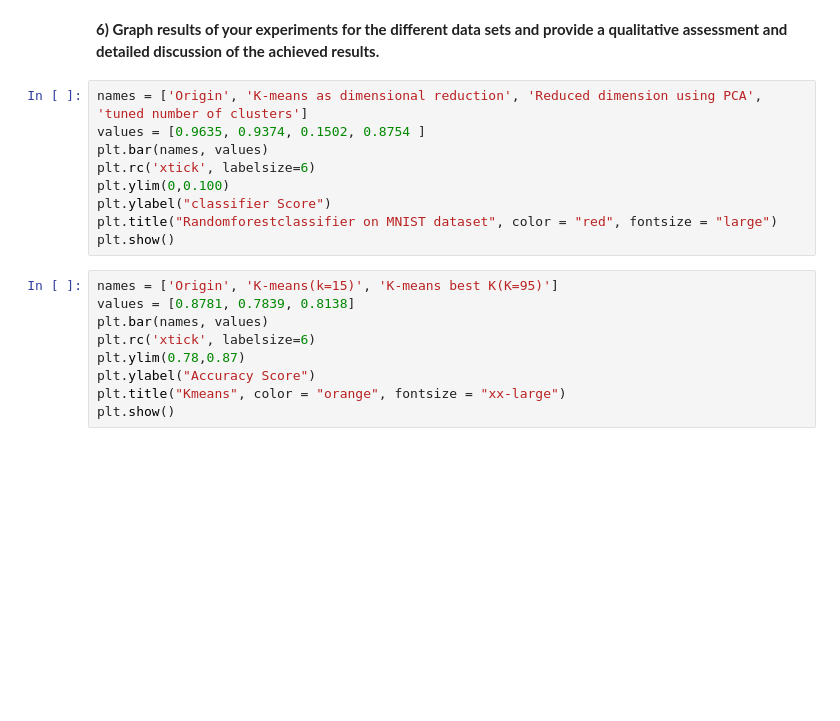
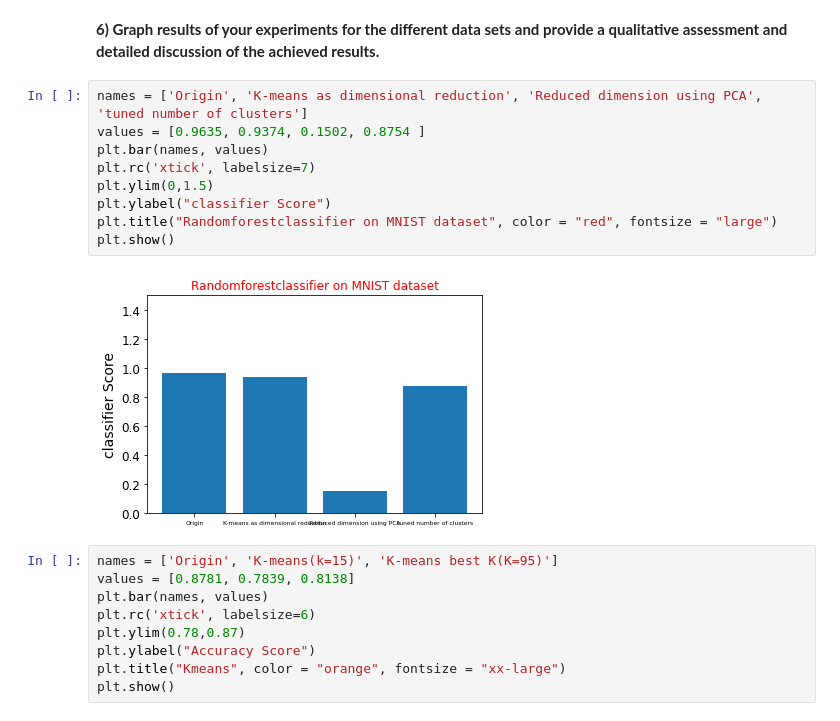
Before and after one commit to MeghaUkkali9/Data-Structures, a Jupyter notebook: Project_6_Team_3_.ipynb, the cells around one changed output. Drawn from its saved outputs; the diff is of its cells as text; blank space fills up the shorter version.

```diff
--- a/Project_6_Team_3_.ipynb
+++ b/Project_6_Team_3_.ipynb
@@ -966,12 +986,14 @@ gm.n_iter_
 # %%
 names = ['Origin', 'K-means as dimensional reduction', 'Reduced dimension using PCA', 'tuned number of clusters']
 values = [0.9635, 0.9374, 0.1502, 0.8754 ]
 plt.bar(names, values)
-plt.rc('xtick', labelsize=6)
-plt.ylim(0,0.100)
+plt.rc('xtick', labelsize=7)
+plt.ylim(0,1.5)
 plt.ylabel("classifier Score")
 plt.title("Randomforestclassifier on MNIST dataset", color = "red", fontsize = "large")
 plt.show()
+# %% [output]
+[figure, added]
 # %%
 names = ['Origin', 'K-means(k=15)', 'K-means best K(K=95)']
 values = [0.8781, 0.7839, 0.8138]
```
Also changed, not shown: parts of 7 cells of this notebook.
